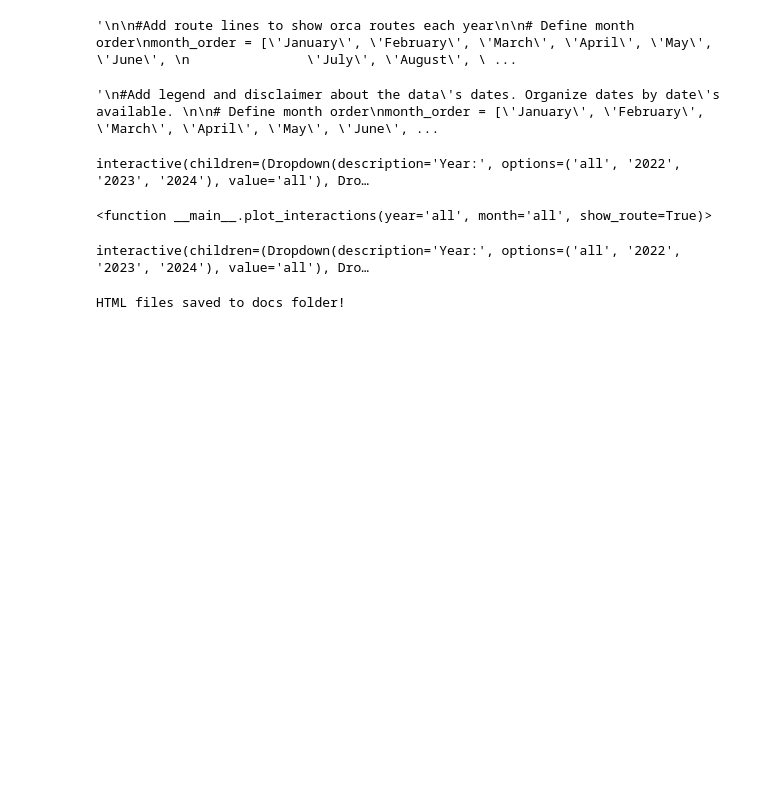
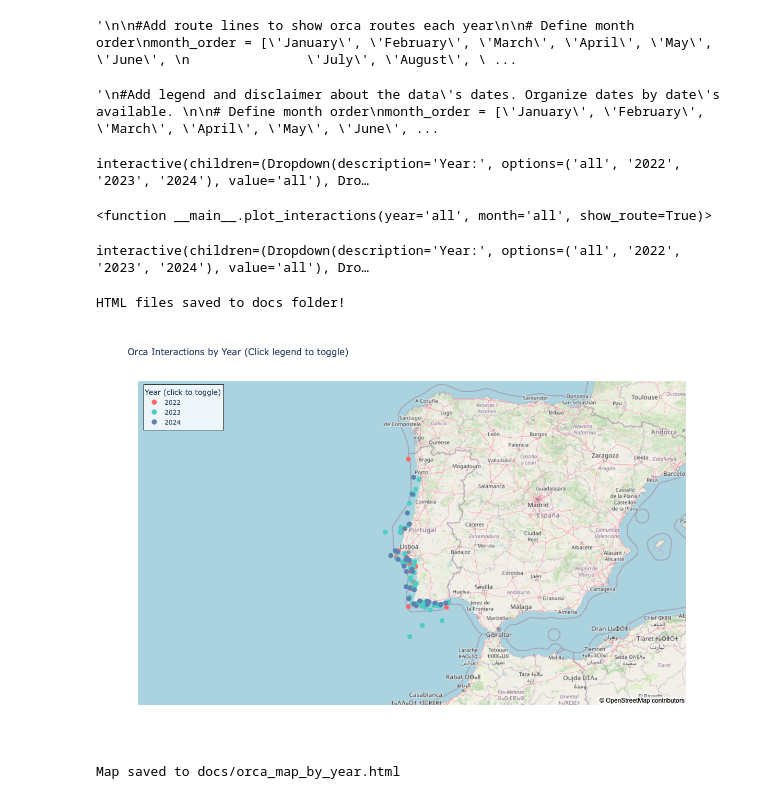
Before and after one commit to HaleyEgan/Iberian-Peninsula-Orca-Interactions, a Jupyter notebook: MapVisualization_Nb3.ipynb, the cells around one changed output. Saved outputs shown, nothing was run; the diff lists cells and outputs as text; code cells hidden in the pictures; blank space fills up the shorter version.

```diff
--- a/MapVisualization_Nb3.ipynb
+++ b/MapVisualization_Nb3.ipynb
@@ -863,3 +863,64 @@ print("HTML files saved to docs folder!")
 # %% [output]
 interactive(children=(Dropdown(description='Year:', options=('all', '2022', '2023', '2024'), value='all'), Dro…
 HTML files saved to docs folder!
+# %%
+# New html plot to see the orca interactions without route lines
+
+
+# Convert year to string for better color mapping
+df['year_str'] = df['year'].astype(str)
+
+# Create the map with year as color
+fig = px.scatter_mapbox(
+    df,
+    lat='decimalLatitude',
+    lon='decimalLongitude',
+    color='year_str',  # Color by year
+    hover_data=['eventDate', 'sss', 'sst', 'bathymetry', 'shoredistance', 'occurrenceID'],
+    title='Orca Interactions by Year (Click legend to toggle)',
+    zoom=5,
+    height=800,
+    width=1400,
+    color_discrete_sequence=['#FF6B6B', '#4ECDC4', '#5B84B1']  # More distinct colors
+)
+# Update marker size and hover label font color
+fig.update_traces(
+    marker=dict(size=10),
+    hoverlabel=dict(
+        font_size=12,
+        font_family="Arial",
+        font_color="black"
+    )
+)
+
+
+fig.update_layout(
+    mapbox_style="open-street-map",
+    mapbox=dict(
+        center=dict(
+            lat=39.0,
+            lon=-9.0
+        ),
+        zoom=5
+    ),
+    legend=dict(
+        title="Year (click to toggle)",
+        yanchor="top",
+        y=0.99,
+        xanchor="left",
+        x=0.01,
+        bgcolor="rgba(255, 255, 255, 0.8)",
+        bordercolor="Black",
+        borderwidth=1
+    )
+)
+
+# Show the plot
+fig.show()
+
+# Save to HTML
+fig.write_html("docs/orca_map_by_year.html")
+print("Map saved to docs/orca_map_by_year.html")
+# %% [output]
+[figure, added]
+Map saved to docs/orca_map_by_year.html
```
Also changed, not shown: 5 other files.
